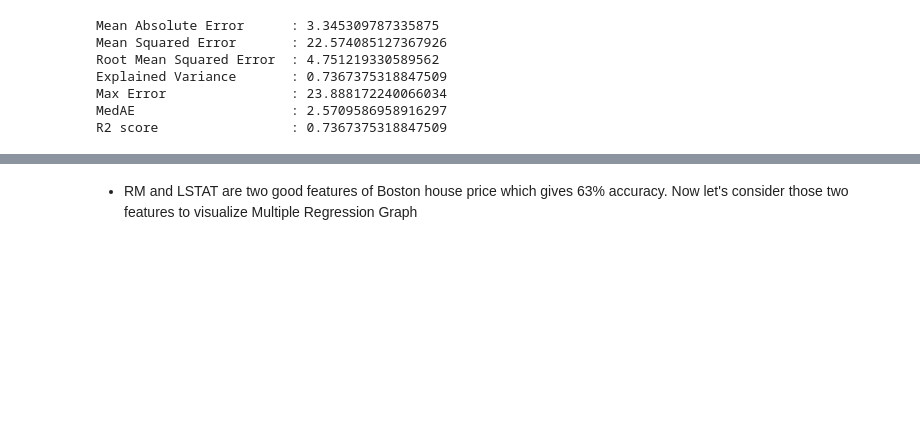
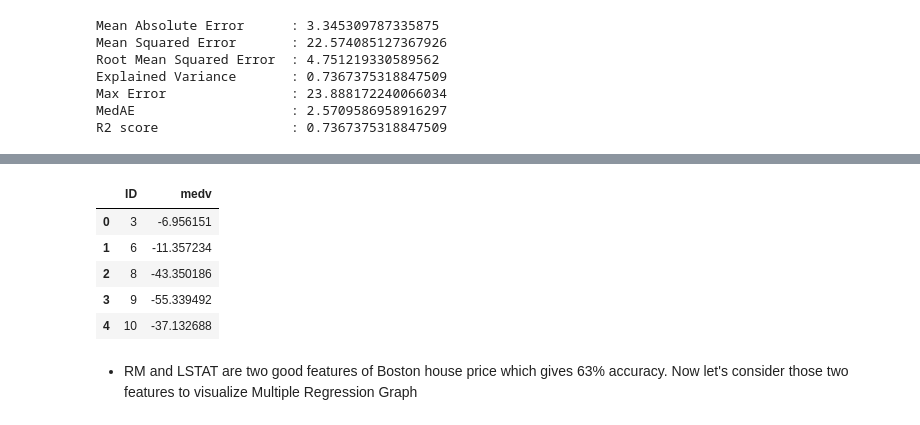
Before and after one commit to Aishwarya0206/AI_Assignment1, a Jupyter notebook: boston-house-price-using-multiple-linear-regresion.ipynb, the cells around one changed output, grey strips where cells are left out. Cells and saved outputs as stored; diff of their text form; code cells hidden in the pictures; blank space fills up the shorter version.

```diff
--- a/boston-house-price-using-multiple-linear-regresion.ipynb
+++ b/boston-house-price-using-multiple-linear-regresion.ipynb
@@ -335,3 +347,18 @@ R2 score                 : 0.7367375318847509
+# %%
+X_boston_test = boston_test.drop(['ID'], axis=1).values
+# %%
+test_predict = reg.predict(X_boston_test)
+# %%
+result = pd.DataFrame({'ID': boston_test['ID'], 'medv': test_predict[:]})
+result.to_csv('./Result.csv')
+result.head()
+# %% [output]
+|  | ID | medv |
+| 0 | 3 | -6.956151 |
+| 1 | 6 | -11.357234 |
+| 2 | 8 | -43.350186 |
+| 3 | 9 | -55.339492 |
+| 4 | 10 | -37.132688 |
 # %% [markdown]
 * RM and LSTAT are two good features of Boston house price which gives 63% accuracy. Now let's consider those two features to visualize Multiple Regression Graph
 # %% [markdown]
```
Also changed, not shown: parts of 4 cells of this notebook.
